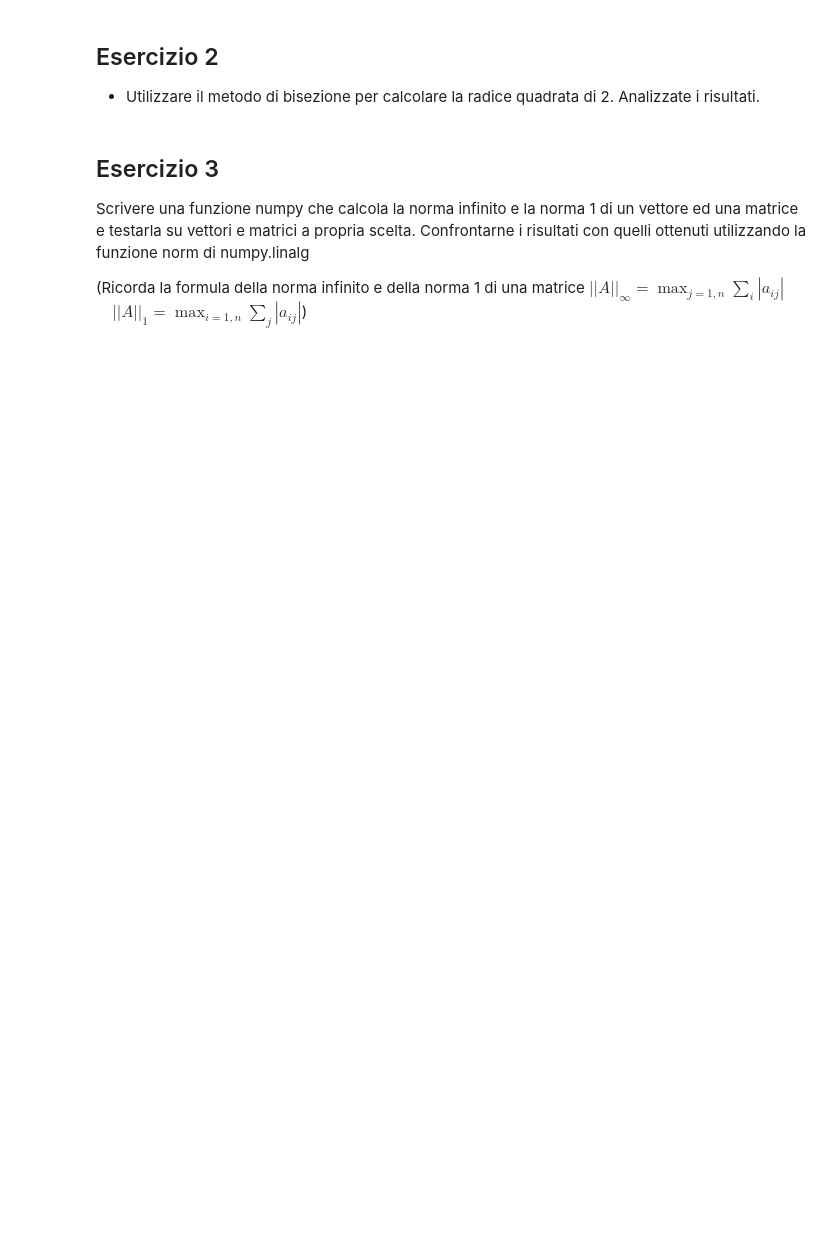
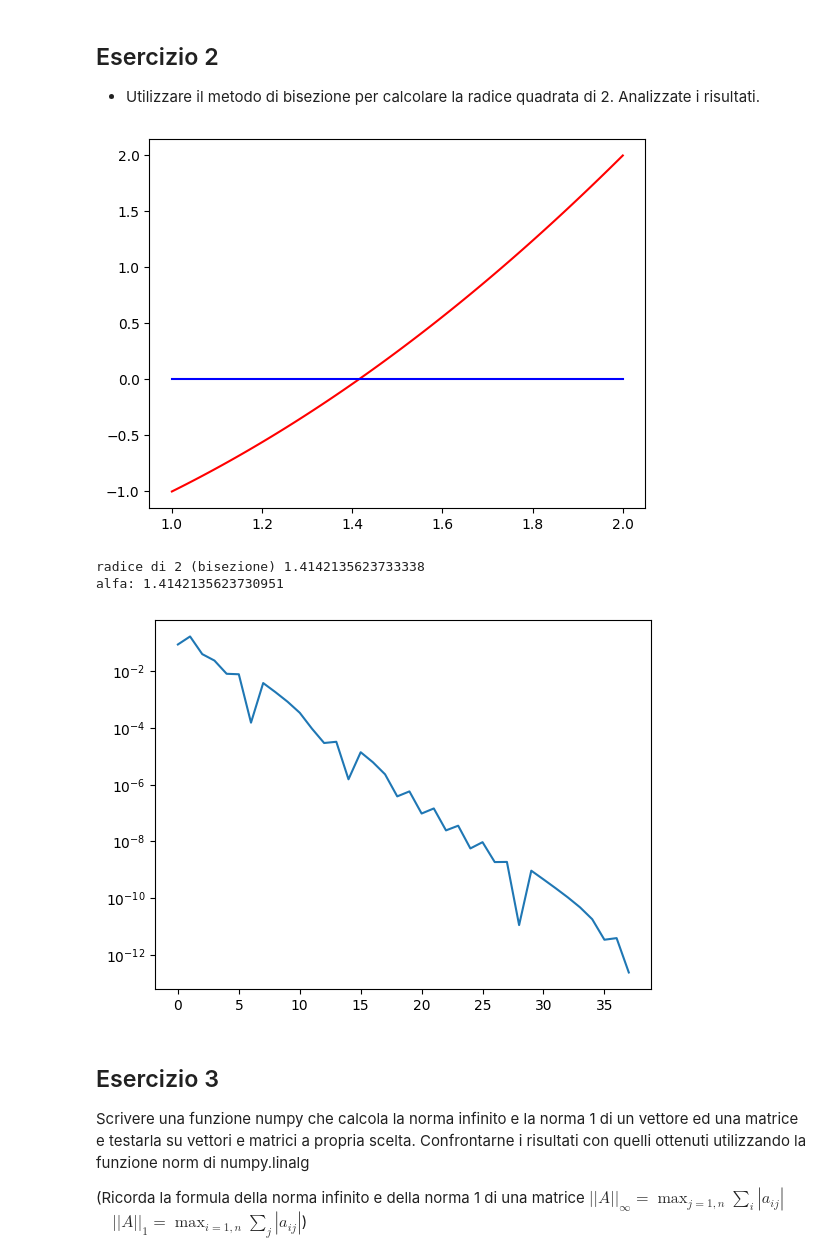
Before and after one commit to lspita/unibo-metodi-numerici-ia, a Jupyter notebook: lab06/Esercitazione_6.ipynb, the cells around one changed output. Cells and saved outputs as stored; diff of their text form; code cells hidden in the pictures; blank space fills up the shorter version.

```diff
--- a/lab06/Esercitazione_6.ipynb
+++ b/lab06/Esercitazione_6.ipynb
@@ -31,6 +166,31 @@ Mostrare in un grafico in scala semilogaritmica sulle ordinate (comando semilogy
 ## Esercizio 2
 
 - Utilizzare il metodo di bisezione per calcolare la radice quadrata di 2. Analizzate i risultati.
+# %%
+import numpy as np
+
+f = lambda x: x**2 - 2 # sqrt(2) è la soluzione di x^2 = 2 e quindi radice di x^2 - 2
+
+a = 1
+b = 2
+x = np.linspace(a, b, 100)
+plt.plot(x, f(x), "r")
+plt.plot(x, np.zeros_like(x), "b")
+plt.show()
+
+rad_2, it, vxk = metodo_bisezione(f, a, b, 1.e-12, 1.e-12, 1000) # sqrt(2) è sicuramente < 2
+alfa = np.sqrt(2)
+print("radice di 2 (bisezione)", rad_2)
+print("alfa:", alfa)
+
+ek = np.abs(vxk - alfa)
+plt.semilogy(range(it), ek)
+plt.show()
+# %% [output]
+[figure, added]
+radice di 2 (bisezione) 1.4142135623733338
+alfa: 1.4142135623730951
+[figure, added]
 # %% [markdown]
 ## Esercizio 3
 Scrivere una funzione numpy che calcola la norma infinito e la norma 1 di un vettore ed una matrice  e testarla su vettori e matrici  a propria scelta. Confrontarne i risultati con quelli ottenuti utilizzando la funzione norm di numpy.linalg
```
Also changed, not shown: parts of 4 cells of this notebook, 7 other files.
